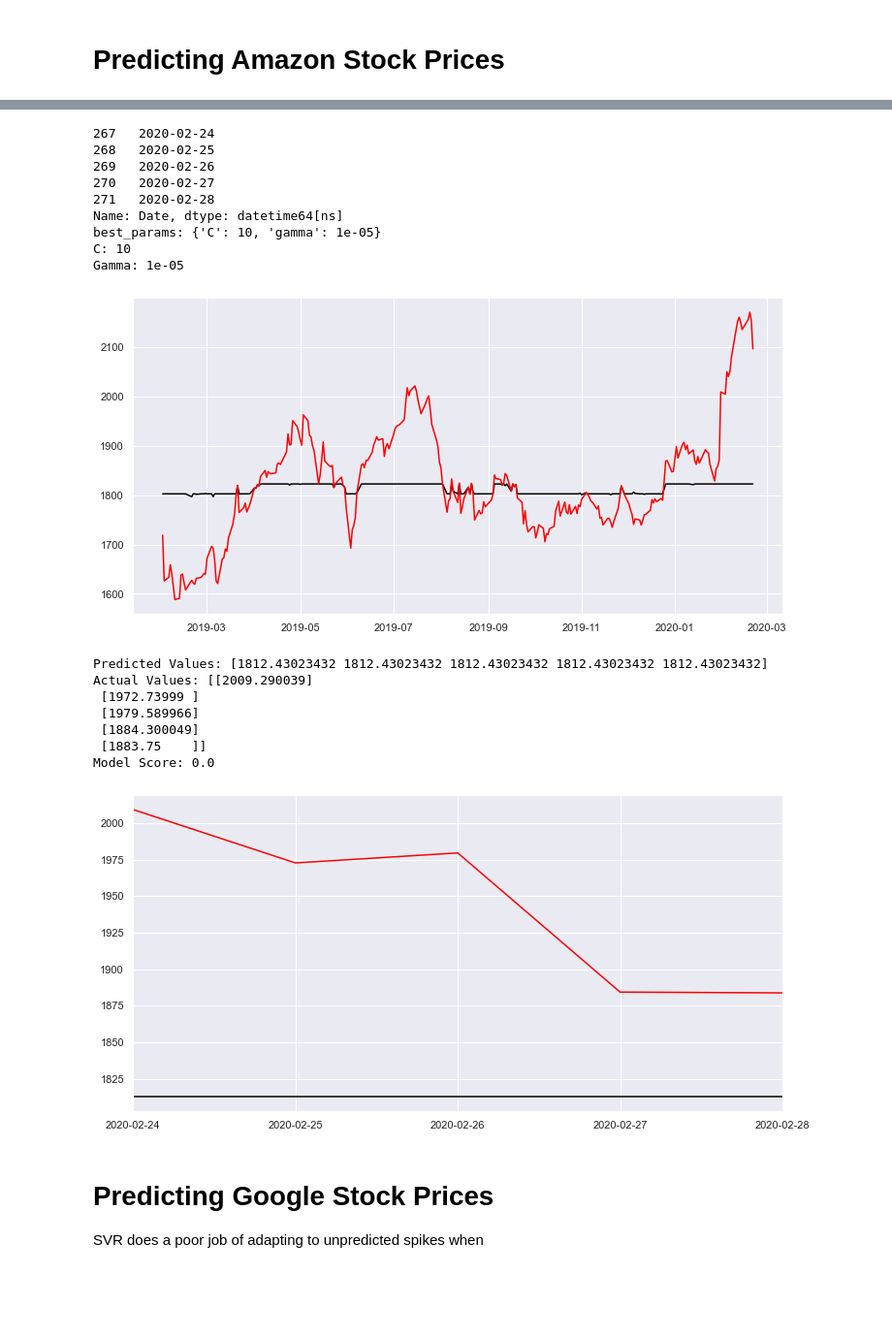
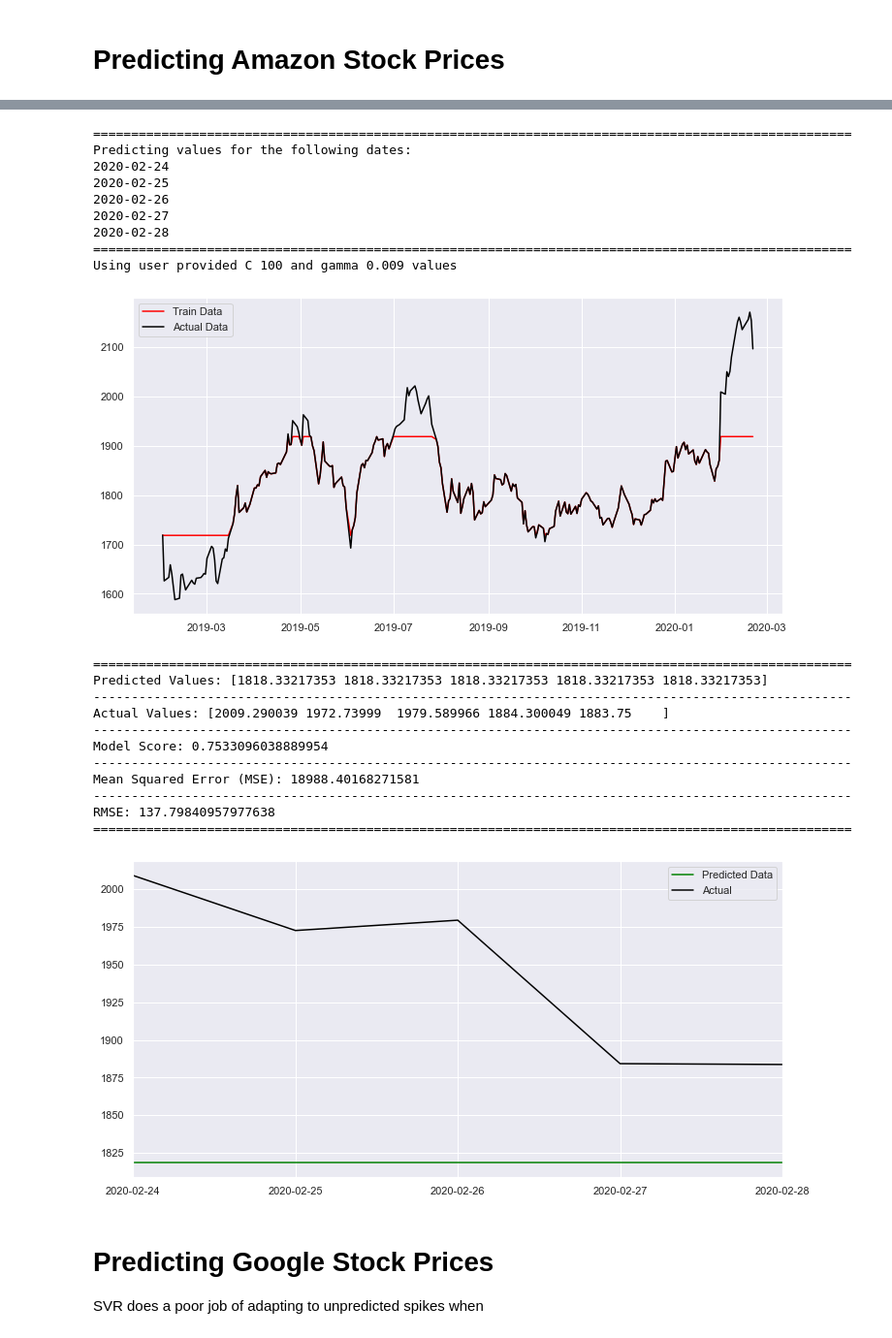
Before and after one commit to tedsmoore/njit-ml-project-spring-2020, a Jupyter notebook: notebooks/scratch-regression-models.ipynb, the cells around one changed output, grey strips where cells are left out. Shown at 97% size. Cells and saved outputs as stored; diff of their text form; code cells hidden in the pictures; blank space fills up the shorter version.

```diff
--- a/notebooks/scratch-regression-models.ipynb
+++ b/notebooks/scratch-regression-models.ipynb
@@ -248,24 +348,28 @@ Model Score: 0.0
 # %%
-predict_multiple_variables(AMZN,AMZN_dates,5)
+predict_multiple_variables(AMZN,AMZN_dates,5, C_user=100, G_user=.009)
 # %% [output]
-267   2020-02-24
-268   2020-02-25
-269   2020-02-26
-270   2020-02-27
-271   2020-02-28
-Name: Date, dtype: datetime64[ns]
-best_params: {'C': 10, 'gamma': 1e-05}
-C: 10
-Gamma: 1e-05
+====================================================================================================
+Predicting values for the following dates:
+2020-02-24
+2020-02-25
+2020-02-26
+2020-02-27
+2020-02-28
+====================================================================================================
+Using user provided C 100 and gamma 0.009 values
-[figure, old version]
+[figure, new version]
-Predicted Values: [1812.43023432 1812.43023432 1812.43023432 1812.43023432 1812.43023432]
-Actual Values: [[2009.290039]
- [1972.73999 ]
- [1979.589966]
- [1884.300049]
- [1883.75    ]]
-Model Score: 0.0
+====================================================================================================
+Predicted Values: [1818.33217353 1818.33217353 1818.33217353 1818.33217353 1818.33217353]
+----------------------------------------------------------------------------------------------------
+Actual Values: [2009.290039 1972.73999  1979.589966 1884.300049 1883.75    ]
+----------------------------------------------------------------------------------------------------
+Model Score: 0.7533096038889954
+----------------------------------------------------------------------------------------------------
+Mean Squared Error (MSE): 18988.40168271581
+----------------------------------------------------------------------------------------------------
+RMSE: 137.79840957977638
+====================================================================================================
-[figure, old version]
+[figure, new version]
 # %% [markdown]
 # Predicting Google Stock Prices
 
```
Also changed, not shown: parts of 23 cells of this notebook.
